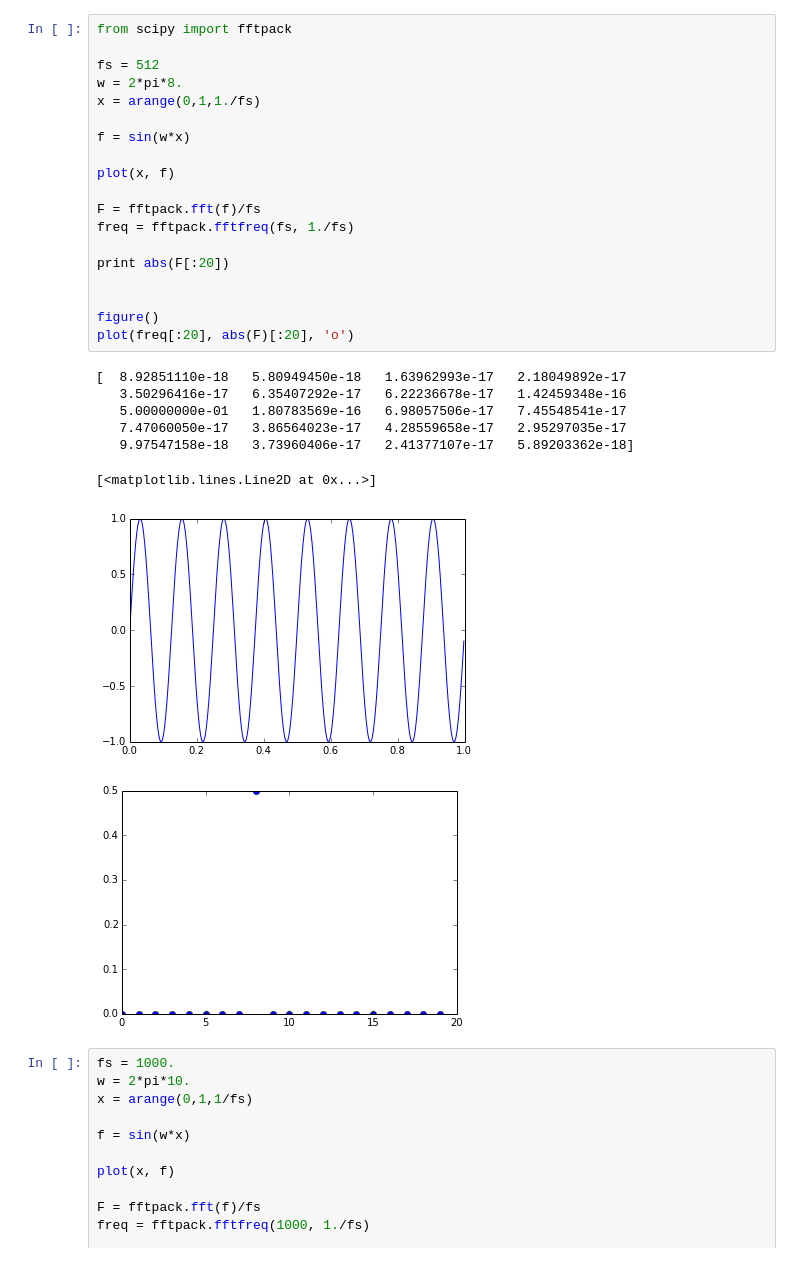
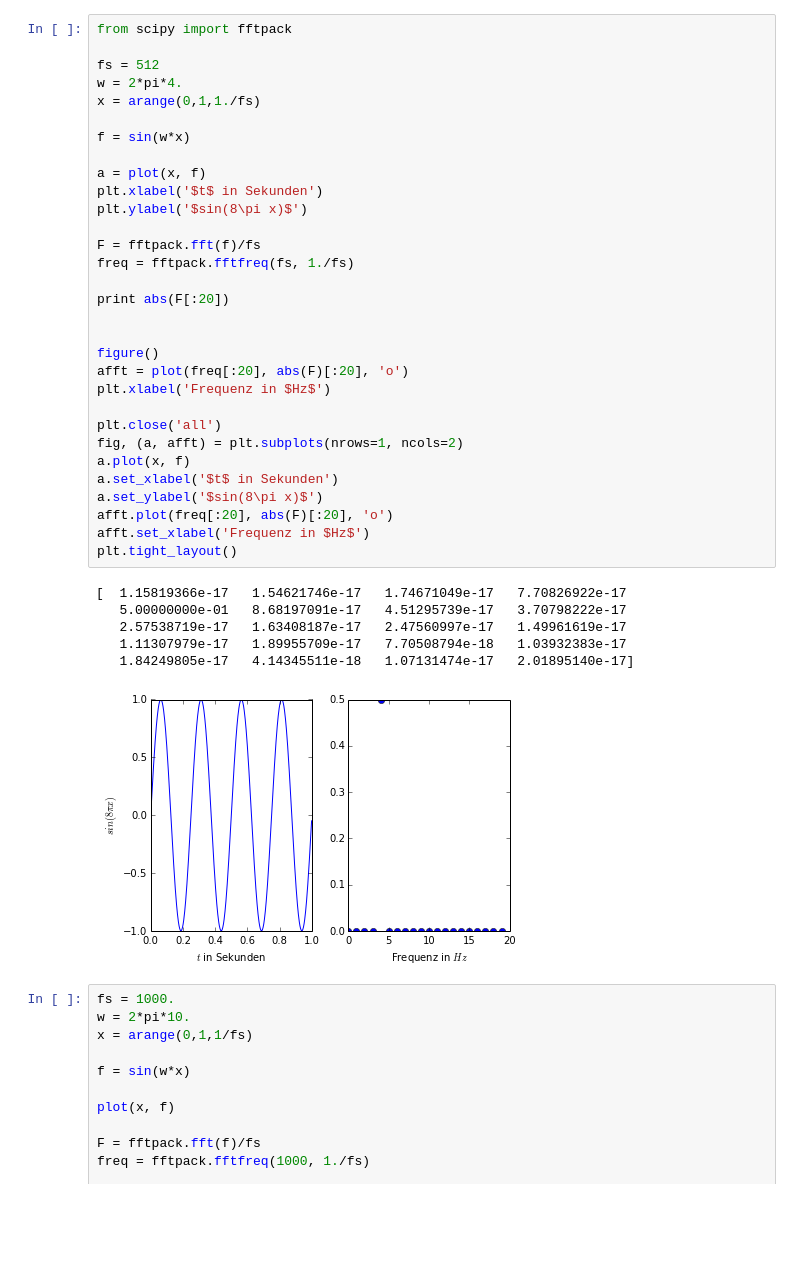
Before and after one commit to wachtlerlab/RWeiss, a Jupyter notebook: perfect fft example.ipynb, the cells around one changed output. Cells and saved outputs as stored; diff of their text form; blank space fills up the shorter version.

```diff
--- a/perfect fft example.ipynb
+++ b/perfect fft example.ipynb
@@ -1,31 +1,41 @@
 # %%
 from scipy import fftpack
 
 fs = 512
-w = 2*pi*8.
+w = 2*pi*4.
 x = arange(0,1,1./fs)
 
 f = sin(w*x)
 
-plot(x, f)
+a = plot(x, f)
+plt.xlabel('$t$ in Sekunden')
+plt.ylabel('$sin(8\pi x)$')
 
 F = fftpack.fft(f)/fs
 freq = fftpack.fftfreq(fs, 1./fs)
 
 print abs(F[:20])
 
 
 figure()
-plot(freq[:20], abs(F)[:20], 'o')
+afft = plot(freq[:20], abs(F)[:20], 'o')
+plt.xlabel('Frequenz in $Hz$')
+
+plt.close('all')
+fig, (a, afft) = plt.subplots(nrows=1, ncols=2)
+a.plot(x, f)
+a.set_xlabel('$t$ in Sekunden')
+a.set_ylabel('$sin(8\pi x)$')
+afft.plot(freq[:20], abs(F)[:20], 'o')
+afft.set_xlabel('Frequenz in $Hz$')
+plt.tight_layout()
 # %% [output]
-[  8.92851110e-18   5.80949450e-18   1.63962993e-17   2.18049892e-17
-   3.50296416e-17   6.35407292e-17   6.22236678e-17   1.42459348e-16
-   5.00000000e-01   1.80783569e-16   6.98057506e-17   7.45548541e-17
-   7.47060050e-17   3.86564023e-17   4.28559658e-17   2.95297035e-17
-   9.97547158e-18   3.73960406e-17   2.41377107e-17   5.89203362e-18]
+[  1.15819366e-17   1.54621746e-17   1.74671049e-17   7.70826922e-17
+   5.00000000e-01   8.68197091e-17   4.51295739e-17   3.70798222e-17
+   2.57538719e-17   1.63408187e-17   2.47560997e-17   1.49961619e-17
+   1.11307979e-17   1.89955709e-17   7.70508794e-18   1.03932383e-17
+   1.84249805e-17   4.14345511e-18   1.07131474e-17   2.01895140e-17]
-[<matplotlib.lines.Line2D at 0x...>]
-[figure, old version]
+[figure, new version]
-[figure, removed]
 # %%
 fs = 1000.
 w = 2*pi*10.
```
Also changed, not shown: 1 other file.
